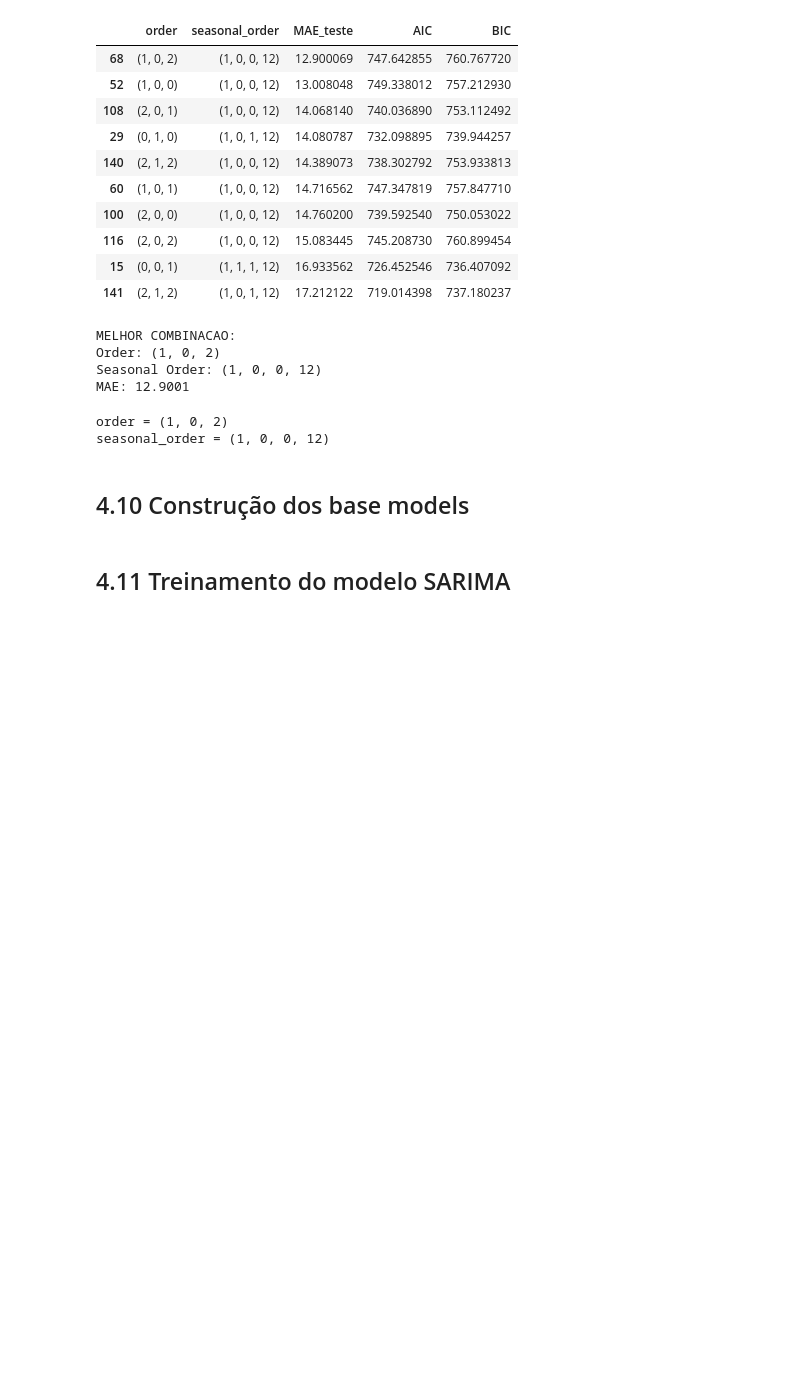
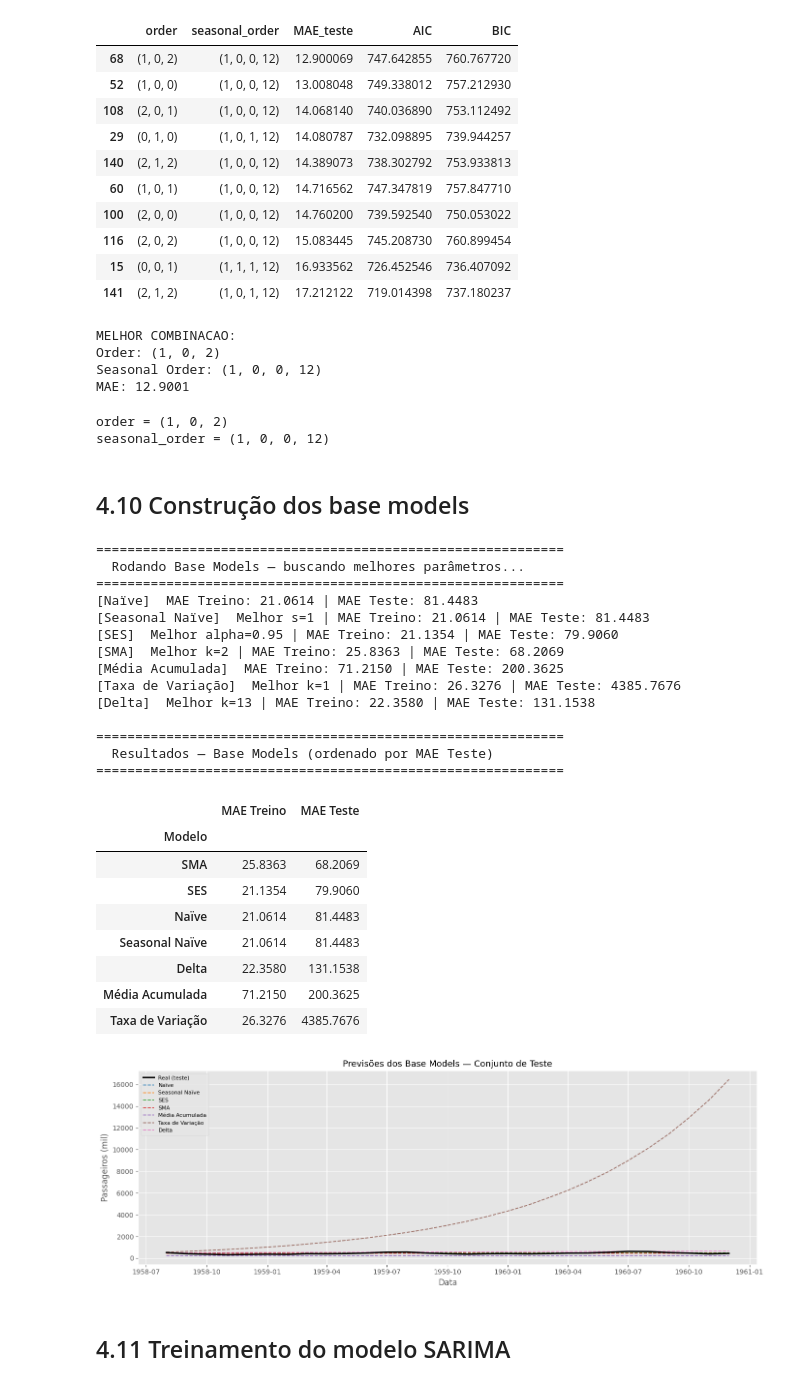
Before and after one commit to lemosriosl/TrabalhoSarimaBase, a Jupyter notebook: N2_Series_Temp_SARIMA.ipynb, the cells around one changed output. Drawn from its saved outputs; the diff is of its cells as text; code cells hidden in the pictures; blank space fills up the shorter version.

Commit message:
Adicionando os base models iniciais

```diff
--- a/N2_Series_Temp_SARIMA.ipynb
+++ b/N2_Series_Temp_SARIMA.ipynb
@@ -317,3 +573,75 @@ test_ses['pred_ses'] = ses_model.forecast(len(test))
+# %%
+# Chamada das funções acima (base models)
+df_base_metrics, base_results = compare_base_models(train["value"], test["value"], sazonalidade=None, alphas=None, janelas=None)
+
+# Executando cada função
+
+# 1. Naïve
+train_naive = train.copy()
+train_naive["pred_naive"] = base_results["Naïve"]["train_pred"]
+test_naive = test.copy()
+test_naive["pred_naive"] = base_results["Naïve"]["test_pred"]
+
+# 2. Seasonal Naïve
+train_snaive = train.copy()
+train_snaive["pred_snaive"] = base_results["Seasonal Naïve"]["train_pred"]
+test_snaive = test.copy()
+test_snaive["pred_snaive"] = base_results["Seasonal Naïve"]["test_pred"]
+
+# 3. SES
+train_ses = train.copy()
+train_ses["pred_ses"] = base_results["SES"]["train_pred"]
+test_ses = test.copy()
+test_ses["pred_ses"] = base_results["SES"]["test_pred"]
+
+# 4. SMA
+train_sma = train.copy()
+train_sma["pred_sma"] = base_results["SMA"]["train_pred"]
+test_sma = test.copy()
+test_sma["pred_sma"] = base_results["SMA"]["test_pred"]
+
+# 5. Média Acumulada
+train_media_acum = train.copy()
+train_media_acum["pred_media_acum"] = base_results["Média Acumulada"]["train_pred"]
+test_media_acum = test.copy()
+test_media_acum["pred_media_acum"] = base_results["Média Acumulada"]["test_pred"]
+
+# 6. Taxa de Variação
+train_taxa_var = train.copy()
+train_taxa_var["pred_taxa_var"] = base_results["Taxa de Variação"]["train_pred"]
+test_taxa_var = test.copy()
+test_taxa_var["pred_taxa_var"] = base_results["Taxa de Variação"]["test_pred"]
+
+# 7. Delta
+train_delta = train.copy()
+train_delta["pred_delta"] = base_results["Delta"]["train_pred"]
+test_delta = test.copy()
+test_delta["pred_delta"] = base_results["Delta"]["test_pred"]
+# %% [output]
+============================================================
+  Rodando Base Models — buscando melhores parâmetros...
+============================================================
+[Naïve]  MAE Treino: 21.0614 | MAE Teste: 81.4483
+[Seasonal Naïve]  Melhor s=1 | MAE Treino: 21.0614 | MAE Teste: 81.4483
+[SES]  Melhor alpha=0.95 | MAE Treino: 21.1354 | MAE Teste: 79.9060
+[SMA]  Melhor k=2 | MAE Treino: 25.8363 | MAE Teste: 68.2069
+[Média Acumulada]  MAE Treino: 71.2150 | MAE Teste: 200.3625
+[Taxa de Variação]  Melhor k=1 | MAE Treino: 26.3276 | MAE Teste: 4385.7676
+[Delta]  Melhor k=13 | MAE Treino: 22.3580 | MAE Teste: 131.1538
+
+============================================================
+  Resultados — Base Models (ordenado por MAE Teste)
+============================================================
+|  | MAE Treino | MAE Teste |
+| Modelo |  |  |
+| SMA | 25.8363 | 68.2069 |
+| SES | 21.1354 | 79.9060 |
+| Naïve | 21.0614 | 81.4483 |
+| Seasonal Naïve | 21.0614 | 81.4483 |
+| Delta | 22.3580 | 131.1538 |
+| Média Acumulada | 71.2150 | 200.3625 |
+| Taxa de Variação | 26.3276 | 4385.7676 |
+[figure, added]
 # %% [markdown]
 ## 4.11 Treinamento do modelo SARIMA
 # %%
```
Also changed, not shown: parts of 11 cells of this notebook.
